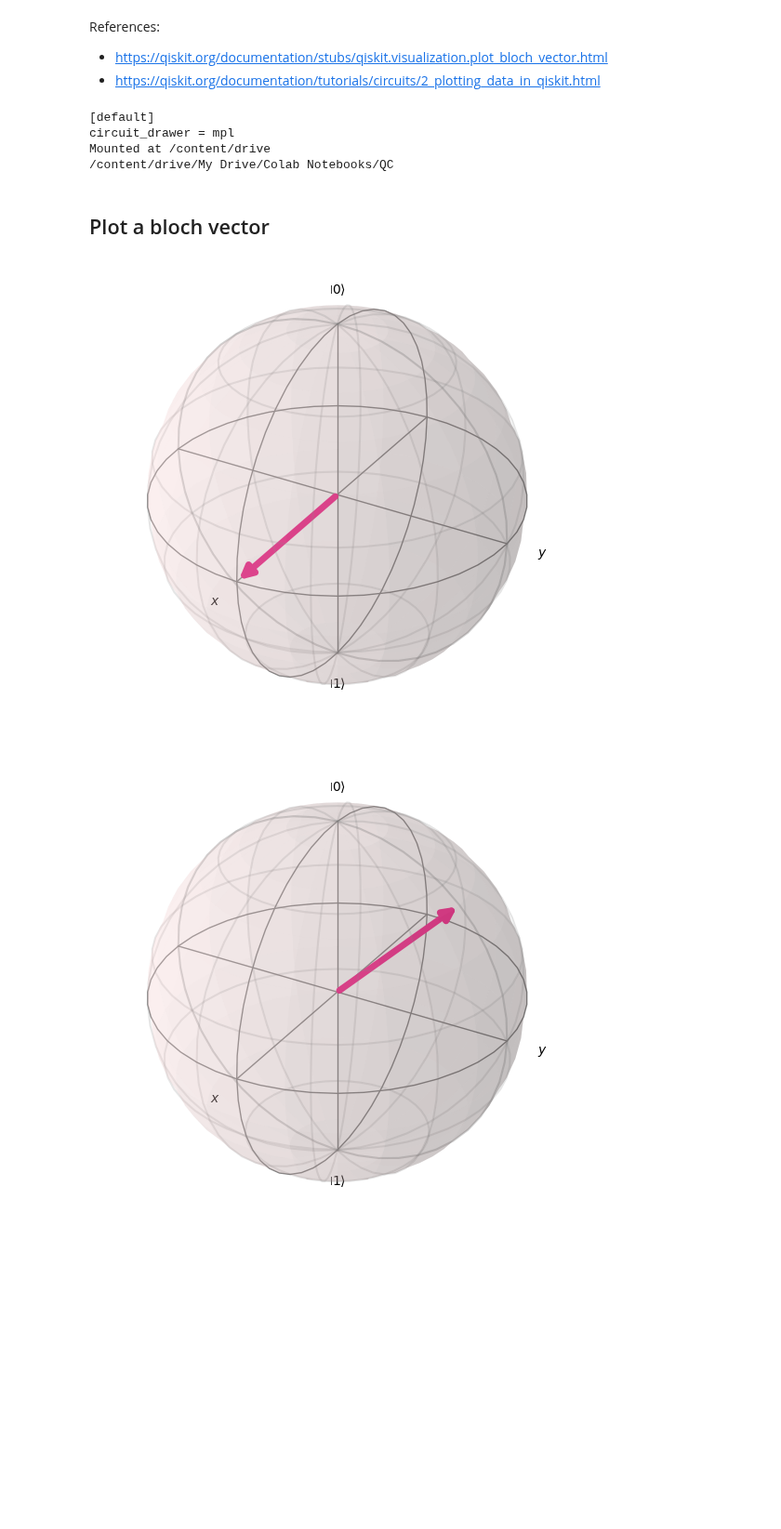
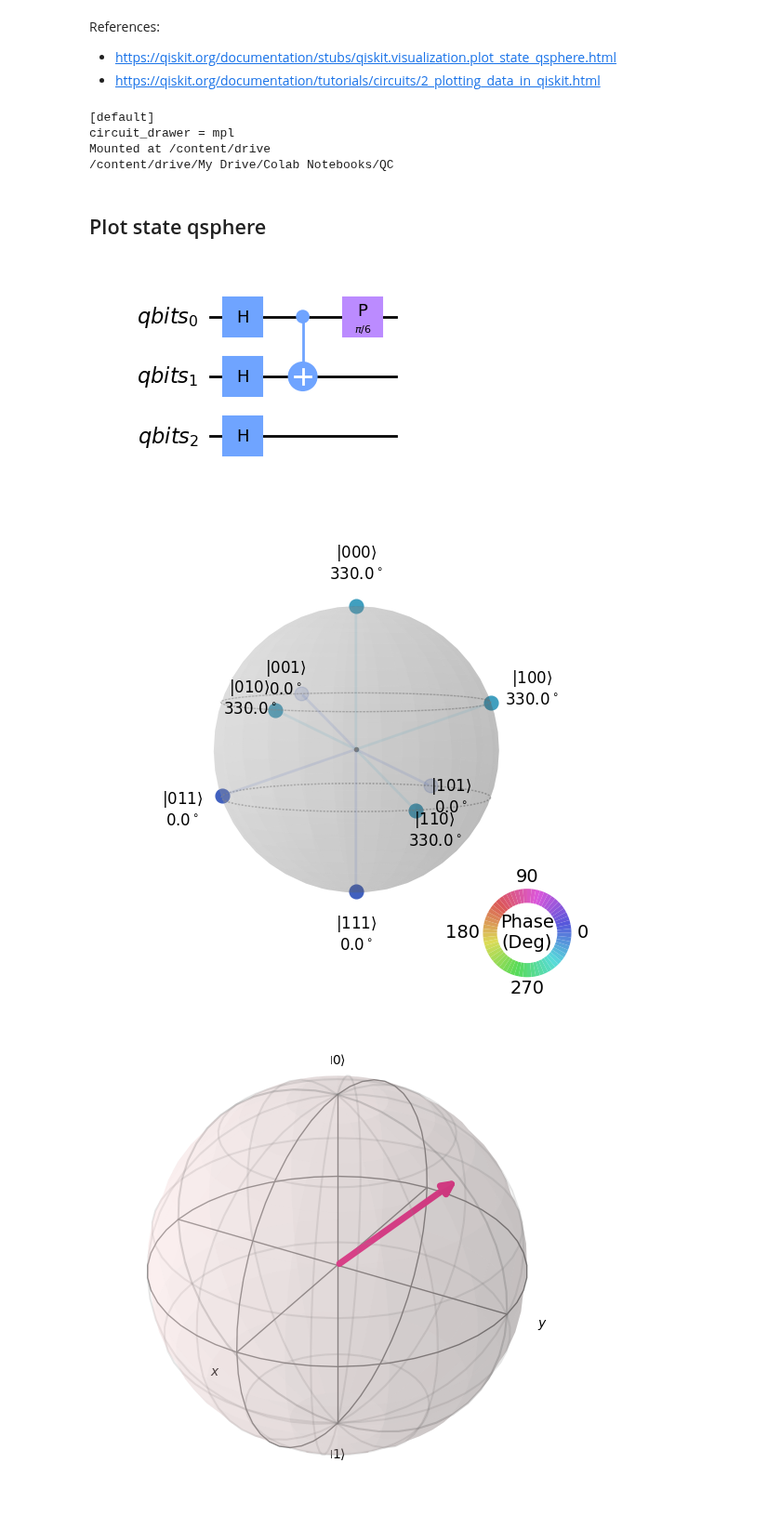
Before and after one commit to mrromaniuc/quantum-computing, a Jupyter notebook: IBMCertifiedAssociateDeveloperQiskit/9.5-Plot_a_Qsphere.ipynb, the cells around one changed output. Shown at 93% size. Drawn from its saved outputs; the diff is of its cells as text; code cells hidden in the pictures; blank space fills up the shorter version.

```diff
--- a/IBMCertifiedAssociateDeveloperQiskit/9.5-Plot_a_Qsphere.ipynb
+++ b/IBMCertifiedAssociateDeveloperQiskit/9.5-Plot_a_Qsphere.ipynb
@@ -10,7 +10,7 @@
 !pip install pylatexenc
 # %% [markdown]
 References:
-* https://qiskit.org/documentation/stubs/qiskit.visualization.plot_bloch_vector.html
+* https://qiskit.org/documentation/stubs/qiskit.visualization.plot_state_qsphere.html
 * https://qiskit.org/documentation/tutorials/circuits/2_plotting_data_in_qiskit.html
 # %%
 #Setting configuration to use matplotlib in drawings
@@ -43,15 +43,26 @@ IBMProvider.save_account(MY_API_TOKEN, overwrite=True)
 circuit_drawer = mpl
 Mounted at /content/drive
 /content/drive/My Drive/Colab Notebooks/QC
-# %% [markdown]
-## Plot a bloch vector
-# %%
-from qiskit.visualization import plot_bloch_vector
-
-sv=[1,0,0]
-plot_bloch_vector(sv)
-# %% [output]
-[figure, removed]
+# %% [markdown]
+## Plot state qsphere
+# %%
+import numpy as np
+from qiskit import QuantumCircuit, QuantumRegister
+from qiskit.visualization import plot_state_qsphere
+from qiskit.quantum_info import Statevector
+
+qr = QuantumRegister(3, "qbits")
+qc = QuantumCircuit(qr)
+qc.h(qr)
+qc.cx(0,1)
+qc.p(np.pi/6, 0)
+display(qc.draw())
+sv = Statevector(qc)
+
+plot_state_qsphere(sv, show_state_phases=True, use_degrees=True) #Note the phase quickback on qubit1 in states |010>, |110>
+# %% [output]
+[figure, added]
+[figure, added]
 # %%
 import numpy as np
 from qiskit.visualization import plot_bloch_vector
```
